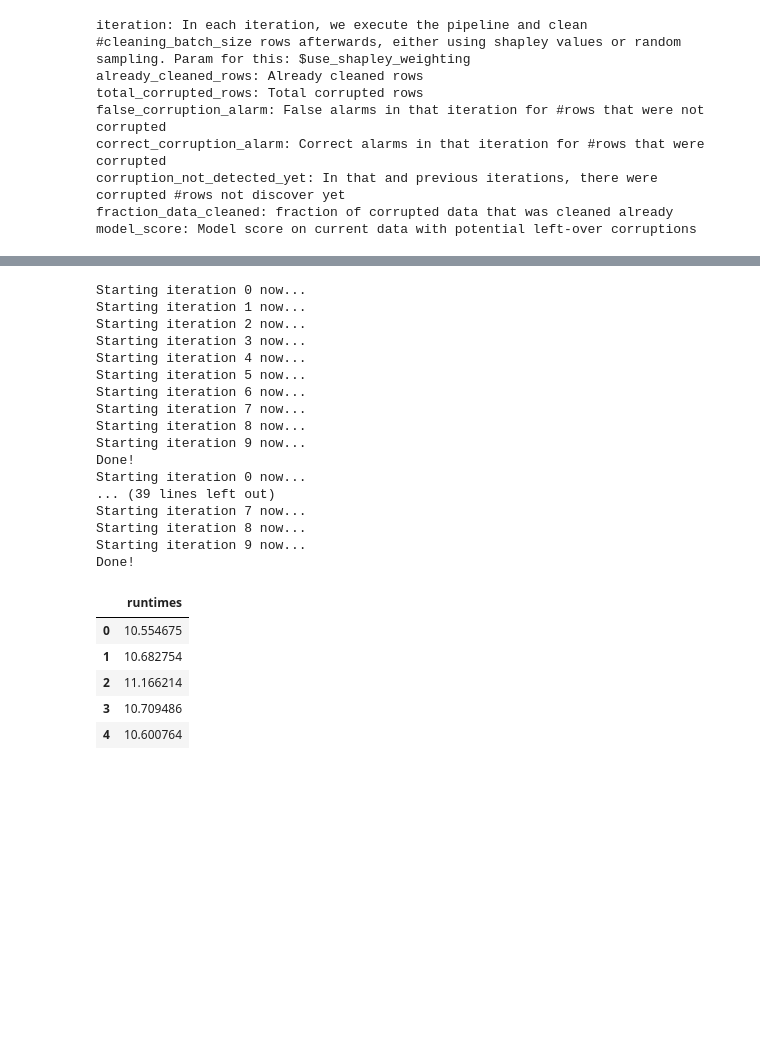
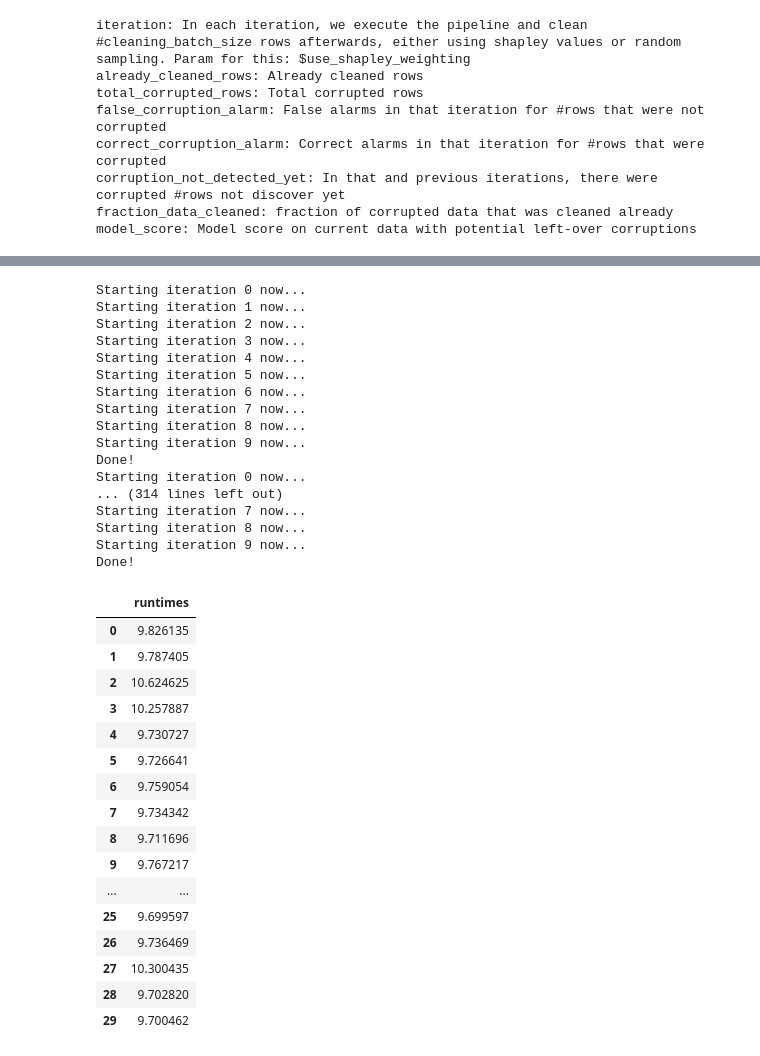
Before and after one commit to stefan-grafberger/deem22-what-if-experiments, a Jupyter notebook: whatif/example_pipelines/shapley_value_experiments.ipynb, the cells around one changed output, grey strips where cells are left out. Drawn from its saved outputs; the diff is of its cells as text; code cells hidden in the pictures; blank space fills up the shorter version.

```diff
--- a/whatif/example_pipelines/shapley_value_experiments.ipynb
+++ b/whatif/example_pipelines/shapley_value_experiments.ipynb
@@ -117,29 +128,40 @@ Done!
 # %%
-shapley_performance_naive_wo_model = measure_shapley_naive_exec_time(0.2, 10, True, 10, 50, False, 5)
+shapley_performance_naive_wo_model = measure_shapley_naive_exec_time(0.2, 10, True, 10, 50, False, 30)
 save_to_csv(shapley_performance_naive_wo_model, "shapley_performance_naive_wo_model")
 shapley_performance_naive_wo_model
 # %% [output]
 Starting iteration 0 now...
 Starting iteration 1 now...
 Starting iteration 2 now...
 Starting iteration 3 now...
 Starting iteration 4 now...
 Starting iteration 5 now...
 Starting iteration 6 now...
 Starting iteration 7 now...
 Starting iteration 8 now...
 Starting iteration 9 now...
 Done!
 Starting iteration 0 now...
-... (39 lines left out)
+... (314 lines left out)
 Starting iteration 7 now...
 Starting iteration 8 now...
 Starting iteration 9 now...
 Done!
 |  | runtimes |
-| 0 | 10.554675 |
-| 1 | 10.682754 |
-| 2 | 11.166214 |
-| 3 | 10.709486 |
-| 4 | 10.600764 |
+| 0 | 9.826135 |
+| 1 | 9.787405 |
+| 2 | 10.624625 |
+| 3 | 10.257887 |
+| 4 | 9.730727 |
+| 5 | 9.726641 |
+| 6 | 9.759054 |
+| 7 | 9.734342 |
+| 8 | 9.711696 |
+| 9 | 9.767217 |
+| ... | ... |
+| 25 | 9.699597 |
+| 26 | 9.736469 |
+| 27 | 10.300435 |
+| 28 | 9.702820 |
+| 29 | 9.700462 |
 # %%
```
Also changed, not shown: parts of 8 cells of this notebook, 9 other files.
